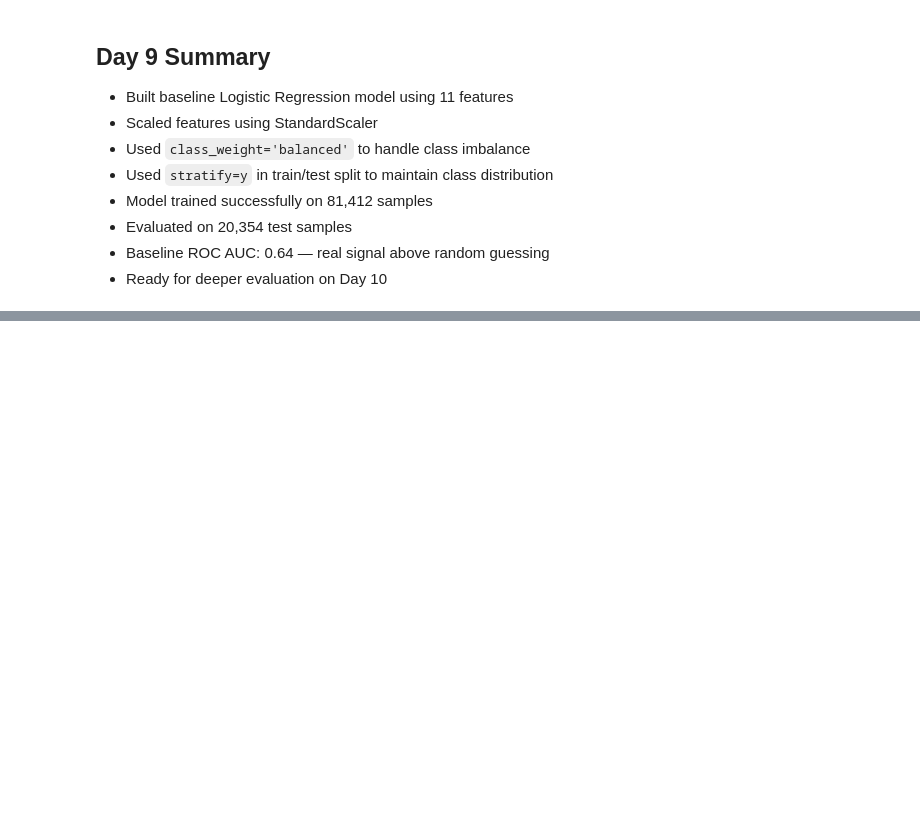
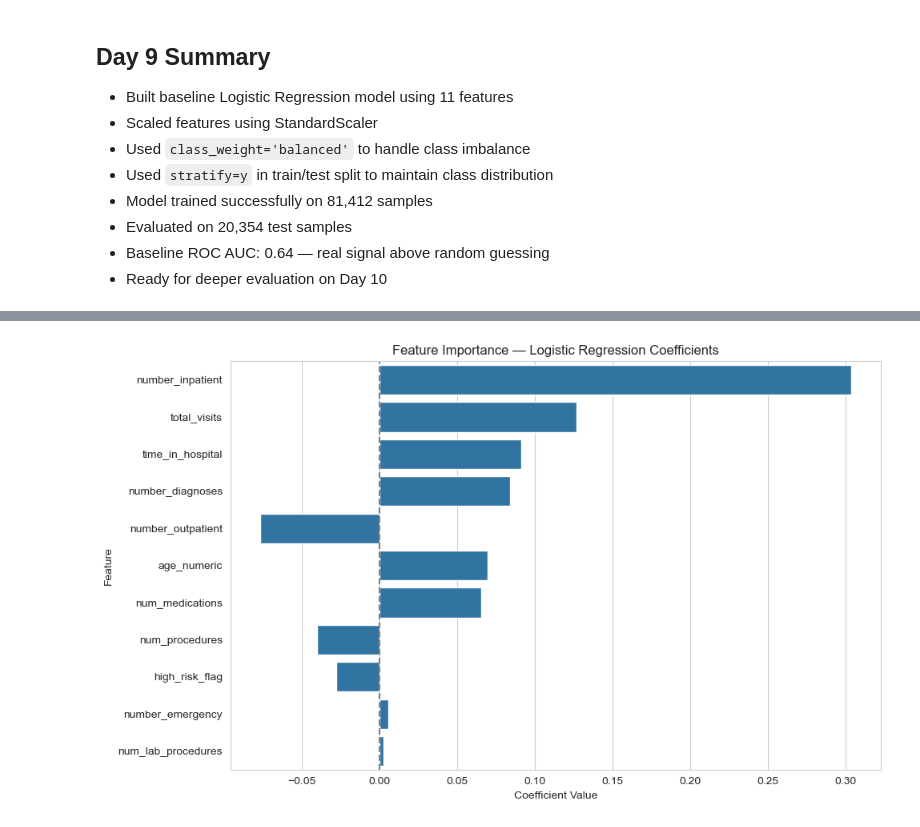
Before and after one commit to AstroBuccaneer/healthcare-readmission-analysis, a Jupyter notebook: notebooks/feature_engineering_modeling.ipynb, the cells around one changed output, grey strips where cells are left out. Cells and saved outputs as stored; diff of their text form; code cells hidden in the pictures; blank space fills up the shorter version.

```diff
--- a/notebooks/feature_engineering_modeling.ipynb
+++ b/notebooks/feature_engineering_modeling.ipynb
@@ -360,0 +412,19 @@ Confusion Matrix:
+# %%
+importance = pd.DataFrame({
+    'feature': features,
+    'coefficient': model.coef_[0]
+})
+importance['abs_coefficient'] = importance['coefficient'].abs()
+importance = importance.sort_values('abs_coefficient', ascending=False)
+
+plt.figure(figsize=(10, 6))
+sns.barplot(data=importance, x='coefficient', y='feature')
+plt.title('Feature Importance — Logistic Regression Coefficients')
+plt.xlabel('Coefficient Value')
+plt.ylabel('Feature')
+plt.axvline(x=0, color='gray', linestyle='--')
+plt.tight_layout()
+plt.savefig('C:/Users/aglaf/Documents/data engineering passion projects/projects/healthcare readmission analysis/outputs/model_results/feature_importance.png')
+plt.show()
+# %% [output]
+[figure, added]
```
Also changed, not shown: parts of 6 cells of this notebook, 3 other files.
